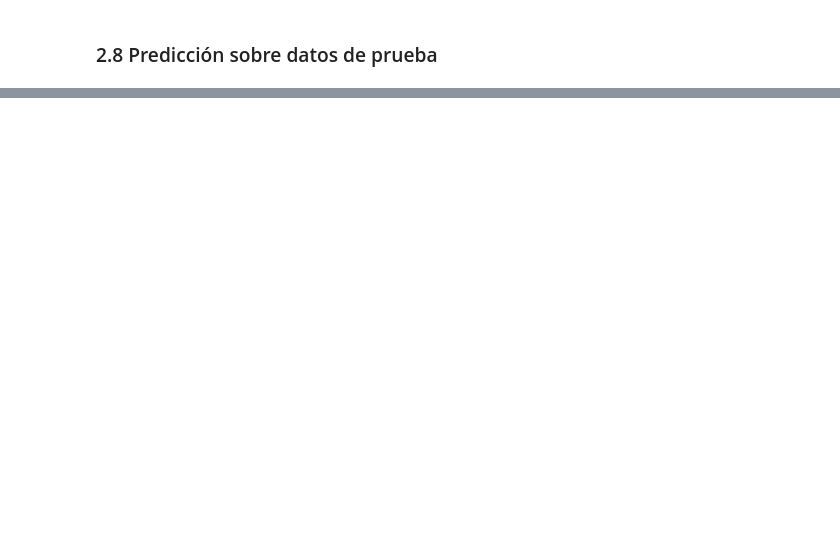
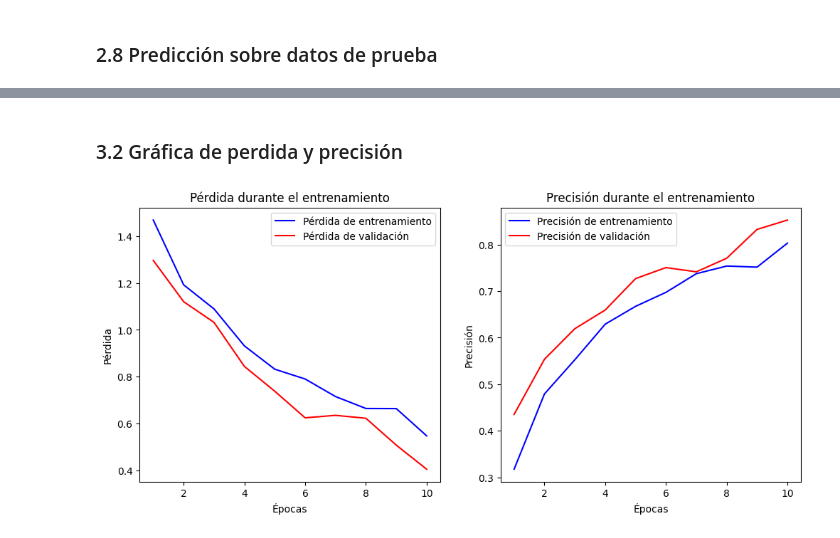
Before and after one commit to JDomingoDelgadoAlonso/PracticaConCNN, a Jupyter notebook: FloresCNNMulti.ipynb, the cells around one changed output, grey strips where cells are left out. Cells and saved outputs as stored; diff of their text form; code cells hidden in the pictures; blank space fills up the shorter version.

```diff
--- a/FloresCNNMulti.ipynb
+++ b/FloresCNNMulti.ipynb
@@ -319,0 +413,8 @@ else:
+# %%
+# Entrenar el modelo
+EPOCHS = 10  # Puedes aumentar el número de épocas para entrenar más tiempo si es necesario
+historial = modelo_profundizado.fit(
+    train_ds,
+    validation_data=val_ds,
+    epochs=EPOCHS
+)
@@ -319,0 +442,29 @@ else:
+# %% [markdown]
+### 3.2 Gráfica de perdida y precisión
+# %%
+# Graficar la pérdida y precisión
+epochs = range(1, EPOCHS + 1)
+
+plt.figure(figsize=(12, 5))
+
+# Pérdida
+plt.subplot(1, 2, 1)
+plt.plot(epochs, historial.history['loss'], 'b', label='Pérdida de entrenamiento')
+plt.plot(epochs, historial.history['val_loss'], 'r', label='Pérdida de validación')
+plt.title('Pérdida durante el entrenamiento')
+plt.xlabel('Épocas')
+plt.ylabel('Pérdida')
+plt.legend()
+
+# Precisión
+plt.subplot(1, 2, 2)
+plt.plot(epochs, historial.history['accuracy'], 'b', label='Precisión de entrenamiento')
+plt.plot(epochs, historial.history['val_accuracy'], 'r', label='Precisión de validación')
+plt.title('Precisión durante el entrenamiento')
+plt.xlabel('Épocas')
+plt.ylabel('Precisión')
+plt.legend()
+
+plt.show()
+# %% [output]
+[figure, added]
```
Also changed, not shown: parts of 25 cells of this notebook.
